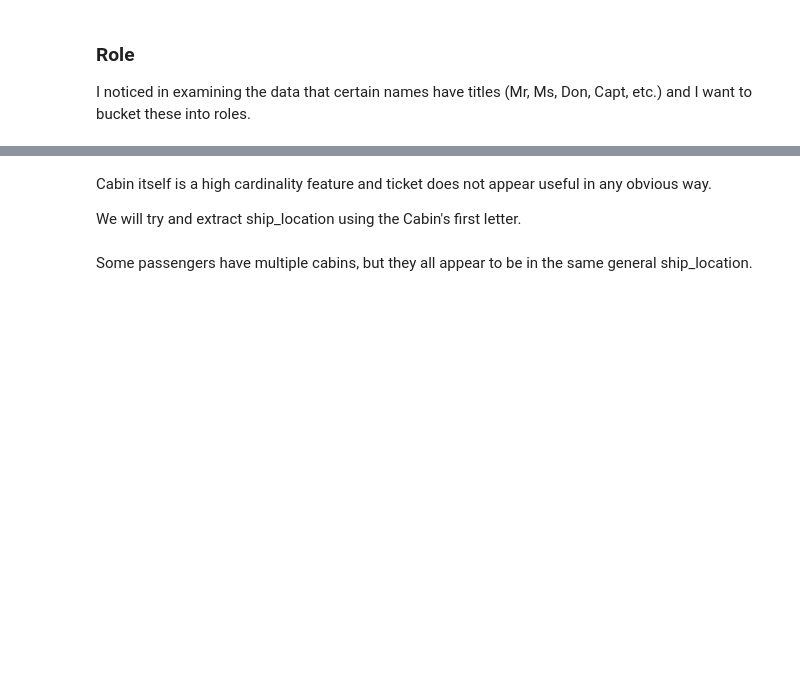
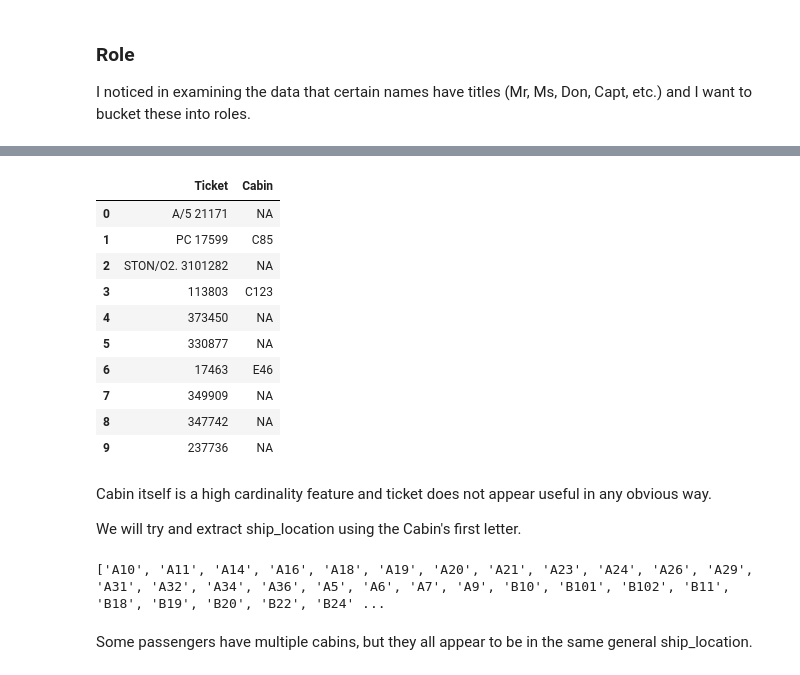
Before and after one commit to levimjoseph/kaggle-public, a Jupyter notebook: titanic-classification.ipynb, the cells around one changed output, grey strips where cells are left out. Drawn from its saved outputs; the diff is of its cells as text; code cells hidden in the pictures; blank space fills up the shorter version.

```diff
--- a/titanic-classification.ipynb
+++ b/titanic-classification.ipynb
@@ -260,17 +447,31 @@ Ship location matters due to proximity to lifeboats and upper deck access.
 # %%
 # see if there is a connection between Ticket and Cabin
-e_train_df.loc[e_train_df['Cabin'].notnull(), ['Ticket', 'Cabin']].head(10)
+train_df[['Ticket', 'Cabin']].head(10)
+# %% [output]
+|  | Ticket | Cabin |
+| 0 | A/5 21171 | NA |
+| 1 | PC 17599 | C85 |
+| 2 | STON/O2. 3101282 | NA |
+| 3 | 113803 | C123 |
+| 4 | 373450 | NA |
+| 5 | 330877 | NA |
+| 6 | 17463 | E46 |
+| 7 | 349909 | NA |
+| 8 | 347742 | NA |
+| 9 | 237736 | NA |
 # %% [markdown]
 Cabin itself is a high cardinality feature and ticket does not appear useful in any obvious way.
 
 We will try and extract ship_location using the Cabin's first letter.
 # %%
 # unique titles from each data set
-train_set = set(e_train_df['Cabin'].tolist())
-test_set = set(e_test_df['Cabin'].tolist())
+train_set = set(train_df['Cabin'].tolist())
+test_set = set(test_df['Cabin'].tolist())
 sorted_set = sorted(train_set.union(test_set))
 
 print(sorted_set)
+# %% [output]
+['A10', 'A11', 'A14', 'A16', 'A18', 'A19', 'A20', 'A21', 'A23', 'A24', 'A26', 'A29', 'A31', 'A32', 'A34', 'A36', 'A5', 'A6', 'A7', 'A9', 'B10', 'B101', 'B102', 'B11', 'B18', 'B19', 'B20', 'B22', 'B24' ...
 # %% [markdown]
 Some passengers have multiple cabins, but they all appear to be in the same general ship_location.
 # %%
```
Also changed, not shown: parts of 64 cells of this notebook.
